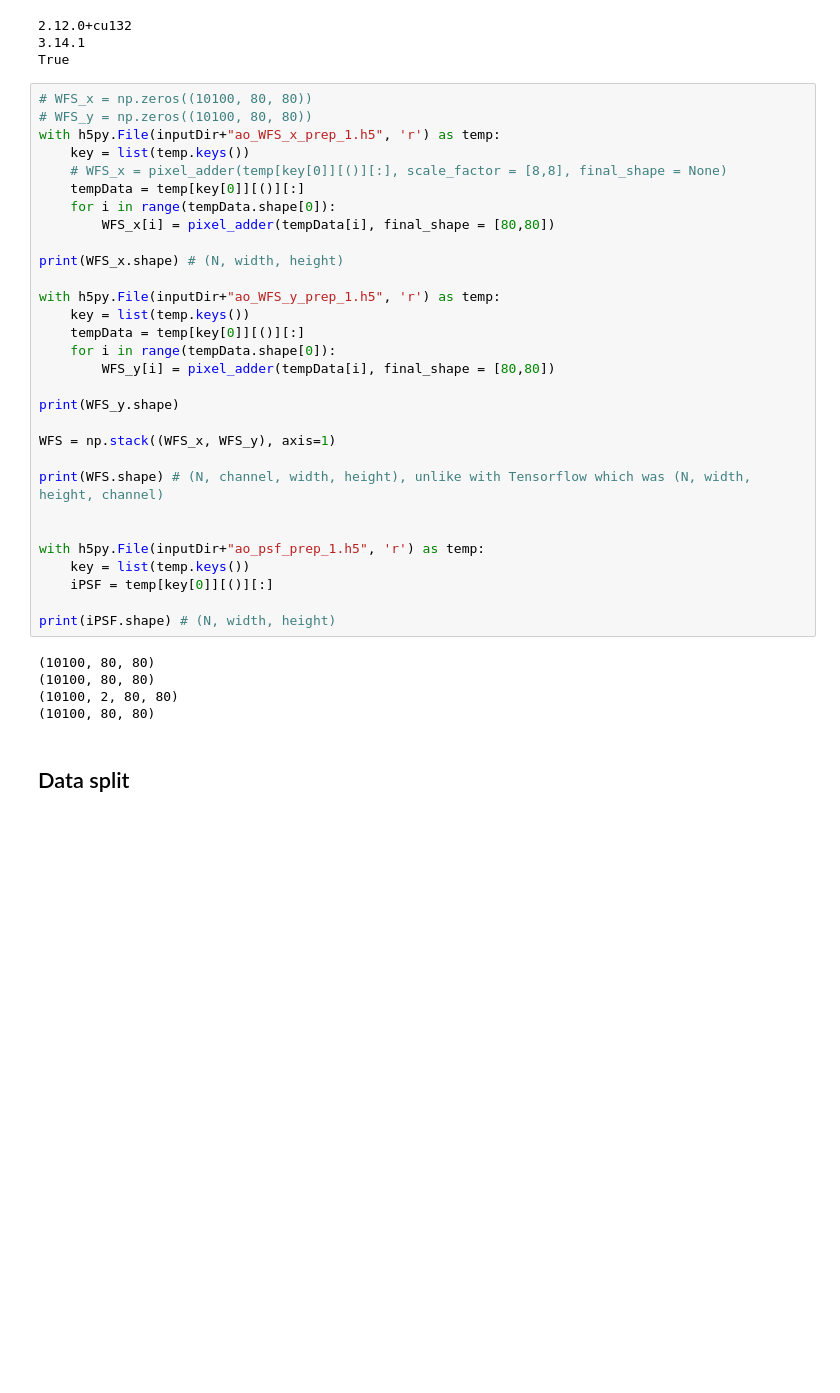
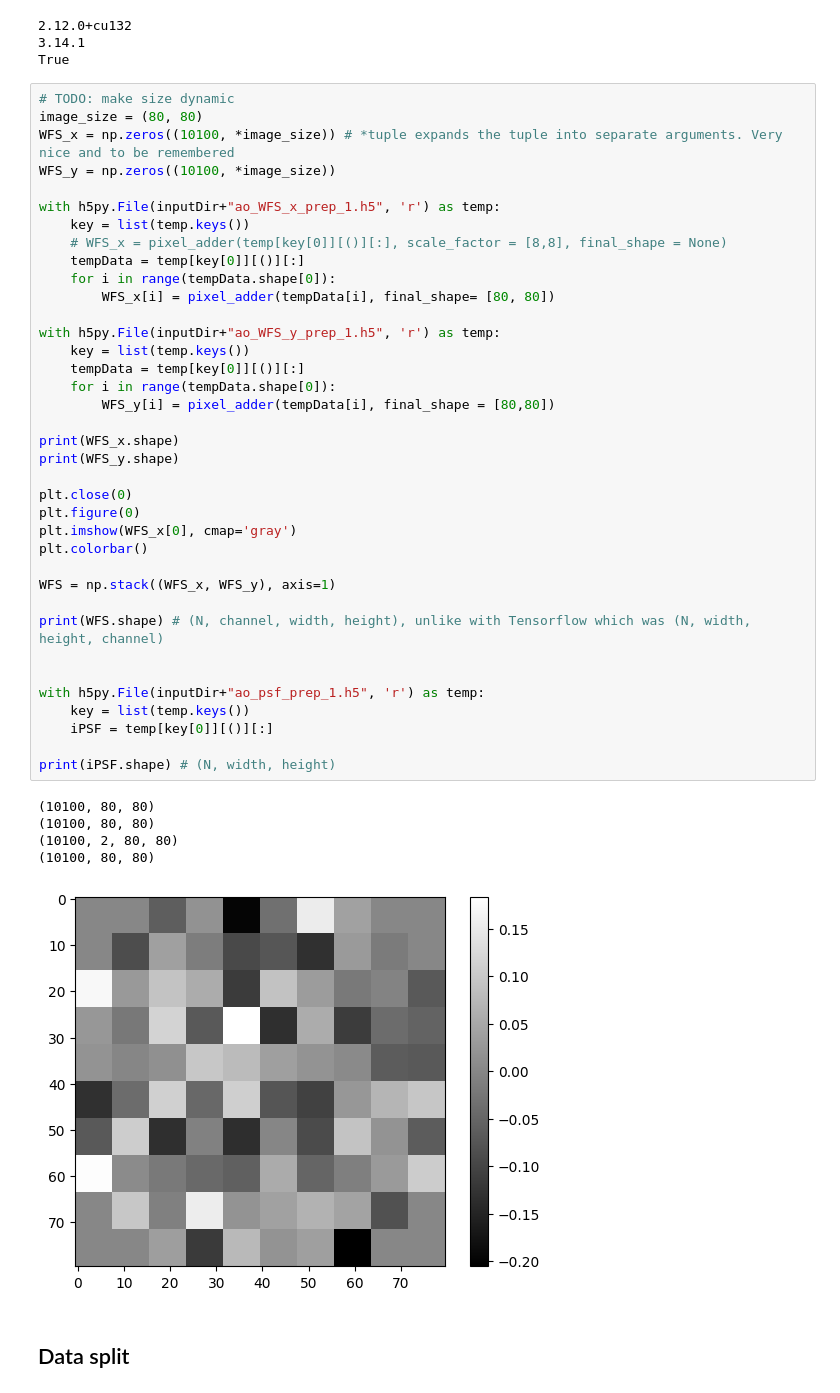
Before and after one commit to HumbertDominique/PSF-R-ML, a Jupyter notebook: unet_26.ipynb, the cells around one changed output. Drawn from its saved outputs; the diff is of its cells as text; blank space fills up the shorter version.

```diff
--- a/unet_26.ipynb
+++ b/unet_26.ipynb
@@ -65,40 +69,48 @@ print(torch.cuda.is_available())
 3.14.1
 True
 # %%
-# WFS_x = np.zeros((10100, 80, 80))
-# WFS_y = np.zeros((10100, 80, 80))
+# TODO: make size dynamic
+image_size = (80, 80)
+WFS_x = np.zeros((10100, *image_size)) # *tuple expands the tuple into separate arguments. Very nice and to be remembered
+WFS_y = np.zeros((10100, *image_size))
+
 with h5py.File(inputDir+"ao_WFS_x_prep_1.h5", 'r') as temp:
     key = list(temp.keys())
     # WFS_x = pixel_adder(temp[key[0]][()][:], scale_factor = [8,8], final_shape = None)
     tempData = temp[key[0]][()][:]
     for i in range(tempData.shape[0]):
-        WFS_x[i] = pixel_adder(tempData[i], final_shape = [80,80])
-
-print(WFS_x.shape) # (N, width, height)
+        WFS_x[i] = pixel_adder(tempData[i], final_shape= [80, 80])
 
 with h5py.File(inputDir+"ao_WFS_y_prep_1.h5", 'r') as temp:
     key = list(temp.keys())
     tempData = temp[key[0]][()][:]
     for i in range(tempData.shape[0]):
         WFS_y[i] = pixel_adder(tempData[i], final_shape = [80,80])
 
+print(WFS_x.shape)
 print(WFS_y.shape)
+
+plt.close(0)
+plt.figure(0)
+plt.imshow(WFS_x[0], cmap='gray')
+plt.colorbar()
 
 WFS = np.stack((WFS_x, WFS_y), axis=1)
 
 print(WFS.shape) # (N, channel, width, height), unlike with Tensorflow which was (N, width, height, channel)
 
 
 with h5py.File(inputDir+"ao_psf_prep_1.h5", 'r') as temp:
     key = list(temp.keys())
     iPSF = temp[key[0]][()][:]
 
 print(iPSF.shape) # (N, width, height)
 # %% [output]
 (10100, 80, 80)
 (10100, 80, 80)
 (10100, 2, 80, 80)
 (10100, 80, 80)
+[figure, added]
 # %% [markdown]
 ## Data split
 # %%
```
Also changed, not shown: parts of 18 cells of this notebook, 4 other files.
